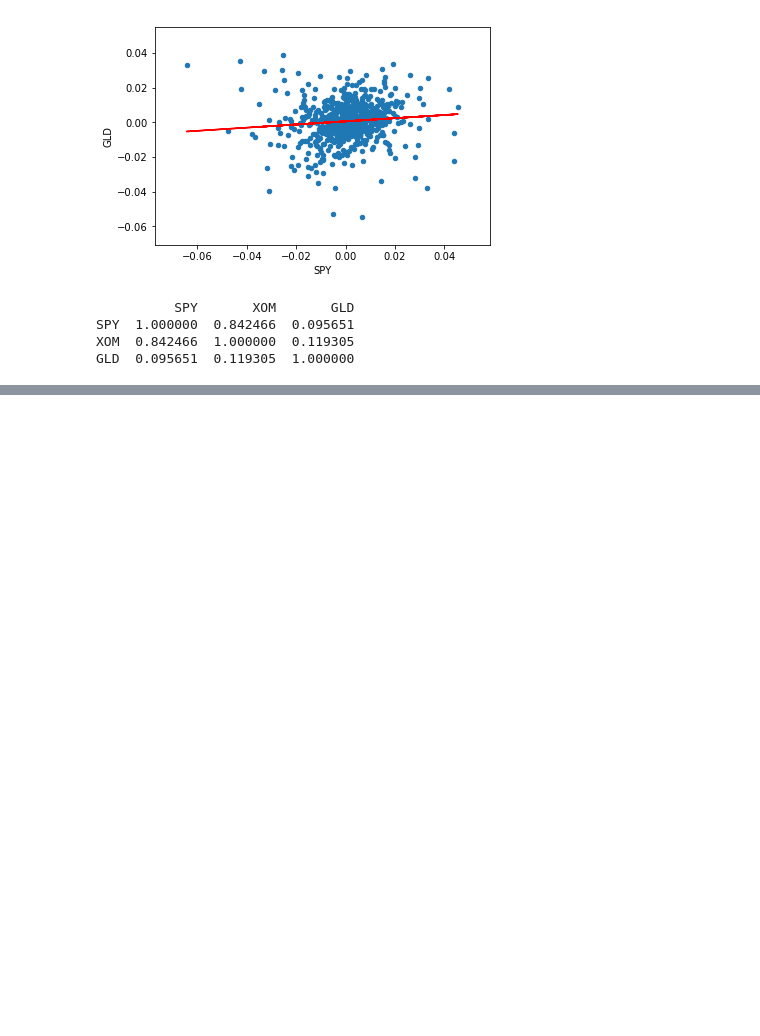
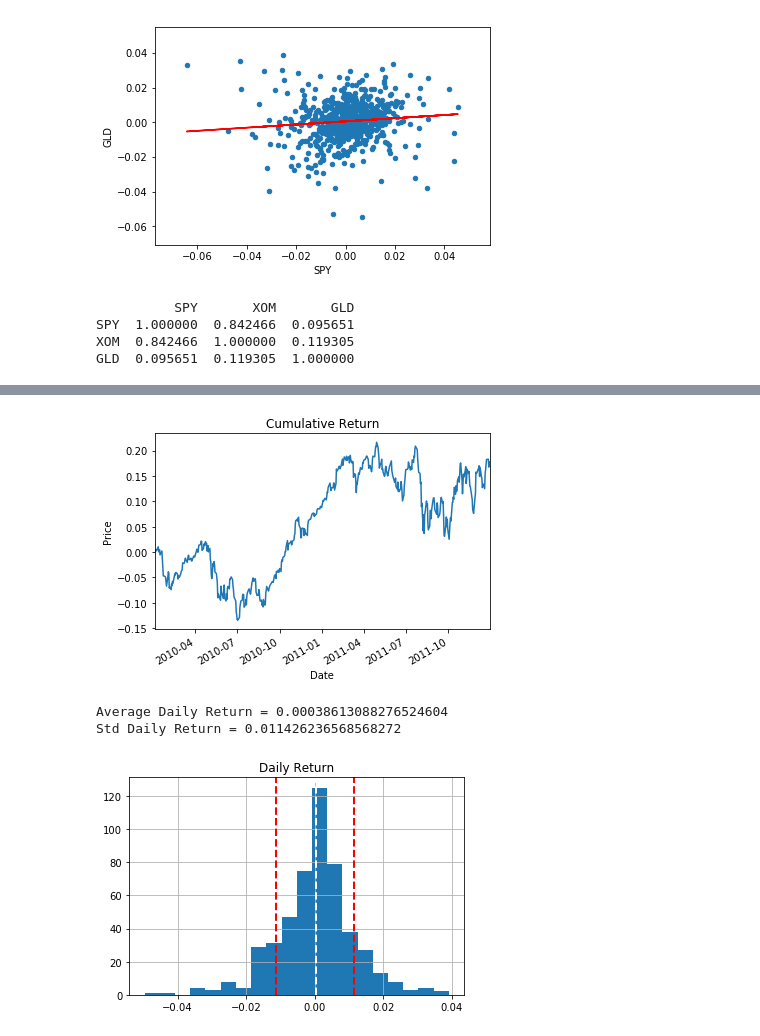
Before and after one commit to kmalhan/ml_trade, a Jupyter notebook: read_stock_data.ipynb, the cells around one changed output, grey strips where cells are left out. Cells and saved outputs as stored; diff of their text form; code cells hidden in the pictures; blank space fills up the shorter version.

```diff
--- a/read_stock_data.ipynb
+++ b/read_stock_data.ipynb
@@ -552,0 +628,7 @@ GLD  0.095651  0.119305  1.000000
+# %%
+# Calculate daily returns
+daily_returns = compute_daily_returns_2(port_val)
+print(daily_returns.head())
+# Remove first value as it is always 0
+daily_returns = daily_returns[1:]
+print(daily_returns.head())
@@ -552,0 +648,23 @@ GLD  0.095651  0.119305  1.000000
+# %%
+# Calculate major statistics
+#
+# - Cumulative Returns
+cum_return = compute_cumulative_returns(port_val)
+plot_data(cum_return, title="Cumulative Return")
+# - Average Daily Return
+avg_daily_return = daily_returns.mean()
+print("Average Daily Return =", avg_daily_return)
+# - Std Daily Return
+std_daily_return = daily_returns.std()
+print("Std Daily Return =",std_daily_return)
+# (Display as hist graph)
+ax = daily_returns.hist(bins=20);
+ax.set_title("Daily Return")
+plt.axvline(avg_daily_return, color='w', linestyle='dashed', linewidth=2);
+plt.axvline(std_daily_return, color='r', linestyle='dashed', linewidth=2);
+plt.axvline(-std_daily_return, color='r', linestyle='dashed', linewidth=2);
+# %% [output]
+[figure, added]
+Average Daily Return = 0.00038613088276524604
+Std Daily Return = 0.011426236568568272
+[figure, added]
```
Also changed, not shown: parts of 14 cells of this notebook.
